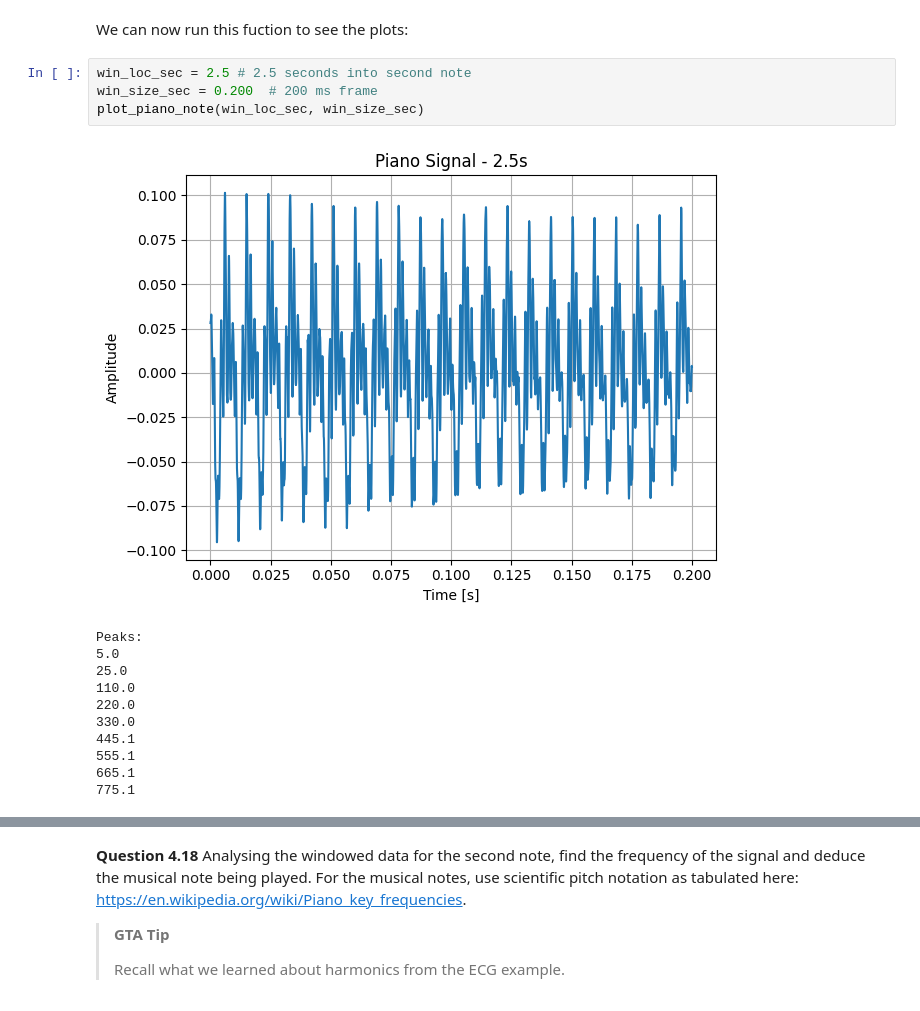
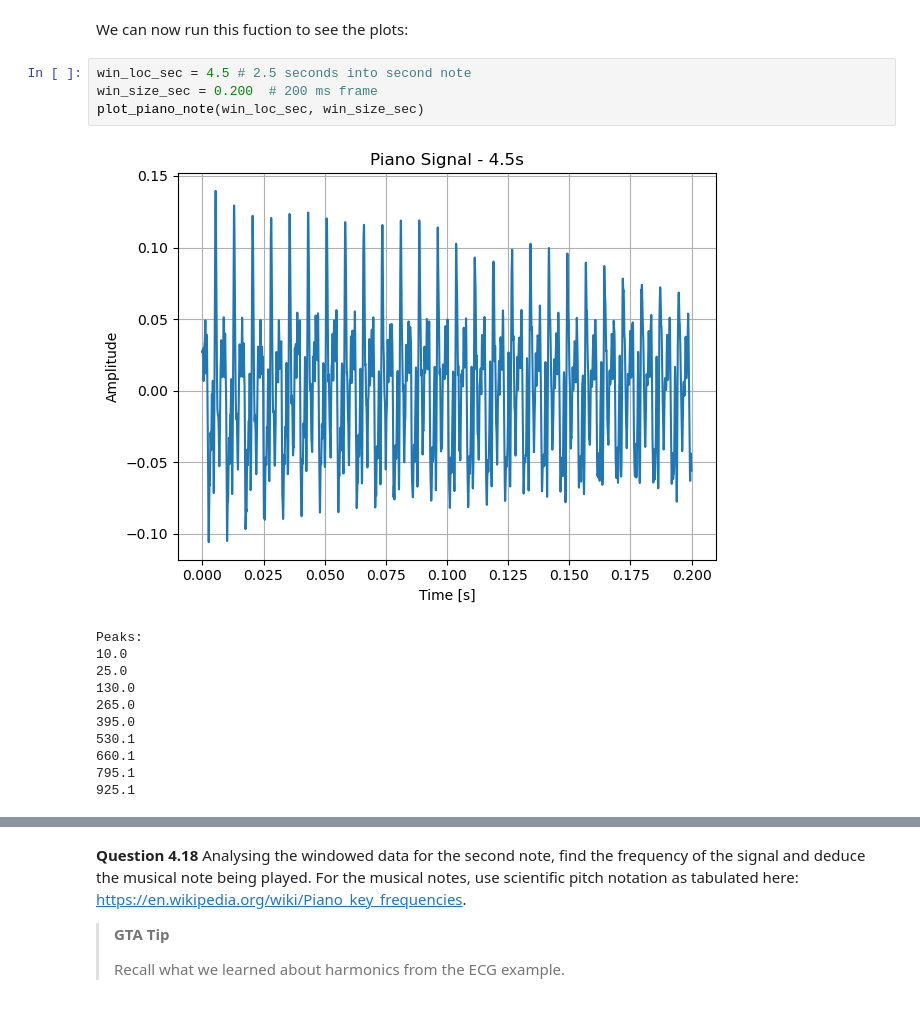
Before and after one commit to lucasng32/sap-EE2-SS-LAB, a Jupyter notebook: EX4 - Fourier.ipynb, the cells around one changed output, grey strips where cells are left out. Drawn from its saved outputs; the diff is of its cells as text.

```diff
--- a/EX4 - Fourier.ipynb
+++ b/EX4 - Fourier.ipynb
@@ -449,18 +503,18 @@ def plot_piano_note(win_loc_sec, win_size_sec):
 # %% [markdown]
 We can now run this fuction to see the plots:
 # %%
-win_loc_sec = 2.5 # 2.5 seconds into second note
+win_loc_sec = 4.5 # 2.5 seconds into second note
 win_size_sec = 0.200  # 200 ms frame
 plot_piano_note(win_loc_sec, win_size_sec)
 # %% [output]
-[figure, old version]
+[figure, new version]
 Peaks:
-5.0
+10.0
 25.0
-110.0
-220.0
-330.0
-445.1
-555.1
-665.1
-775.1
+130.0
+265.0
+395.0
+530.1
+660.1
+795.1
+925.1
```
Also changed, not shown: parts of 28 cells of this notebook, 5 other files.
